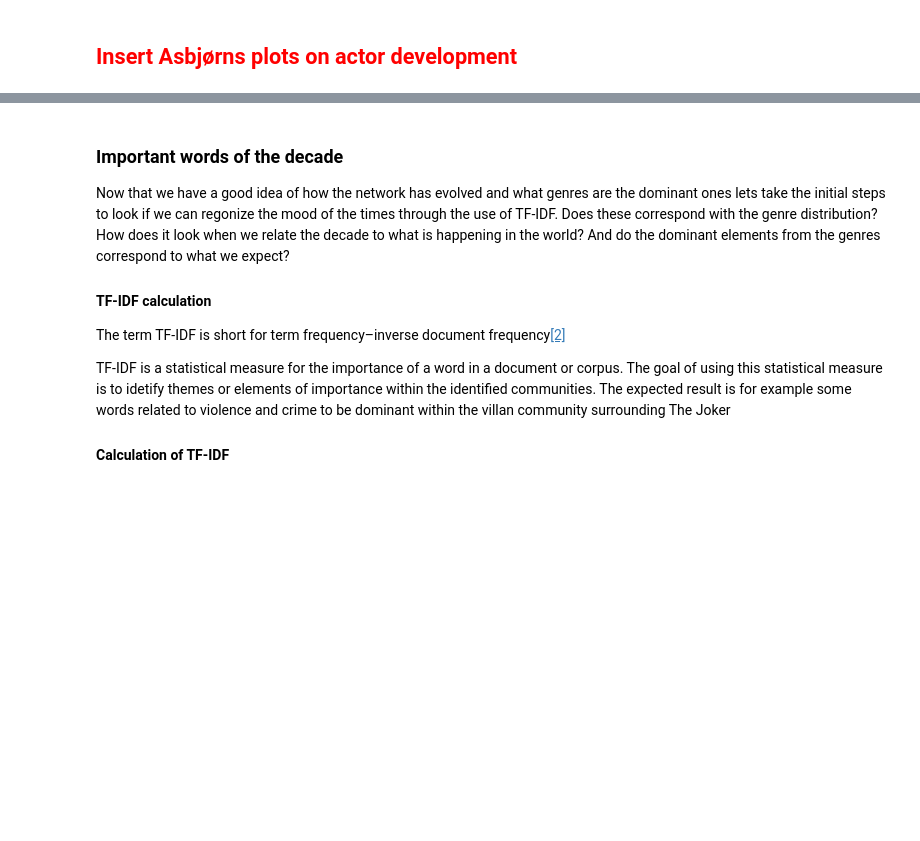
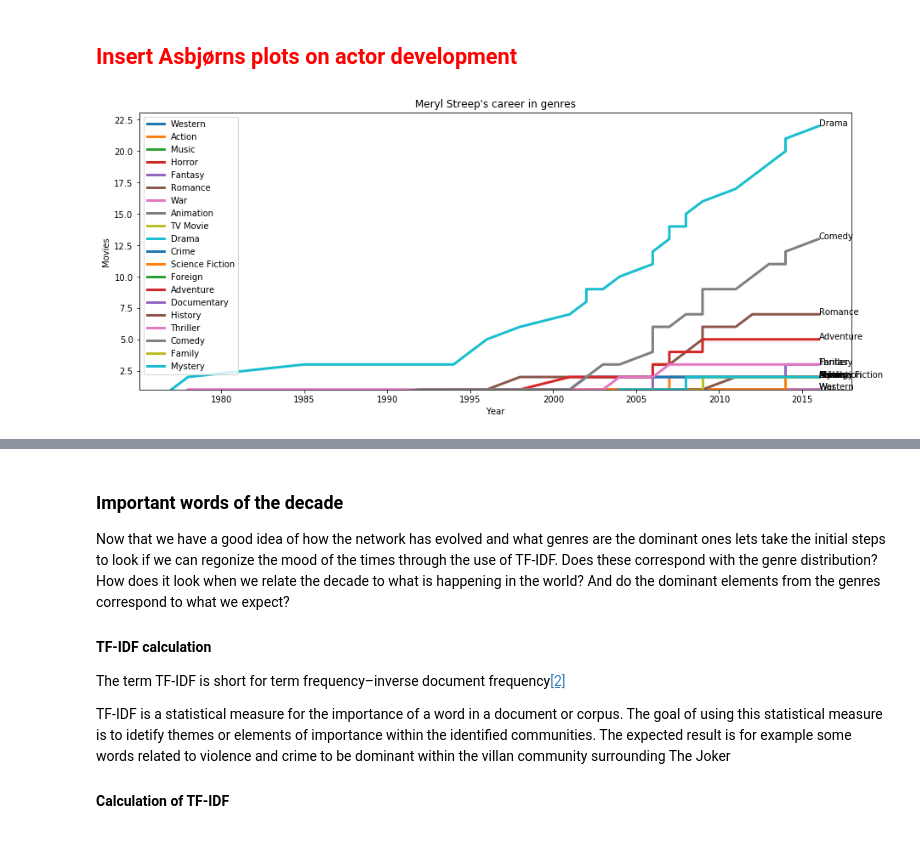
Before and after one commit to GSHDK/Social-Graphs-and-Interactions, a Jupyter notebook: Project assignment B.ipynb, the cells around one changed output, grey strips where cells are left out. Saved outputs shown, nothing was run; the diff lists cells and outputs as text; code cells hidden in the pictures; blank space fills up the shorter version.

```diff
--- a/Project assignment B.ipynb
+++ b/Project assignment B.ipynb
@@ -454,0 +442,10 @@ If we see a change around this point for the two genres to becomes more popular
+# %%
+genre_set = set()
+
+for i in df_1.index:
+    dict_ = json.loads(df_1['genres'].loc[i])
+    for j in dict_:
+        genre_set.add(j['name'])
+# %%
+genre_dict = dict(zip(genre_set, np.arange(0,len(genre_set))))
+inv_genre_dict = {v: k for k, v in genre_dict.items()}
@@ -454,0 +476,36 @@ If we see a change around this point for the two genres to becomes more popular
+# %%
+def actorDevPlot(actor,cum=True):
+
+    if not G.has_node(actor):
+        print("Actor not in network")
+        return
+
+    actor_gen = actorGenres(actor)
+
+    if cum:
+        genres = actor_gen[2]
+    else:
+        genres = actor_gen[1]
+
+    fig, ax = plt.subplots(figsize=(15, 6))
+
+
+    for i in range(len(genre_dict)):
+        ax.plot(actorGenres(actor)[0], genres[:,i], label=inv_genre_dict[i], linewidth=3)
+        ax.annotate(inv_genre_dict[i], xy=(actor_gen[0][-1], genres[len(genres)-1,i]))
+
+    ax.set_ylim(1)
+    ax.set_ylabel('Movies')
+    ax.set_xlabel('Year')
+
+    if (actor[-1]!='s'):
+        ax.set_title(actor + "'s career in genres")
+    else:
+        ax.set_title(actor + "' career in genres")
+
+    plt.legend()
+    plt.show()
+# %%
+actorDevPlot('Meryl Streep')
+# %% [output]
+[figure, added]
```
Also changed, not shown: parts of 63 cells of this notebook, 2 other files.
